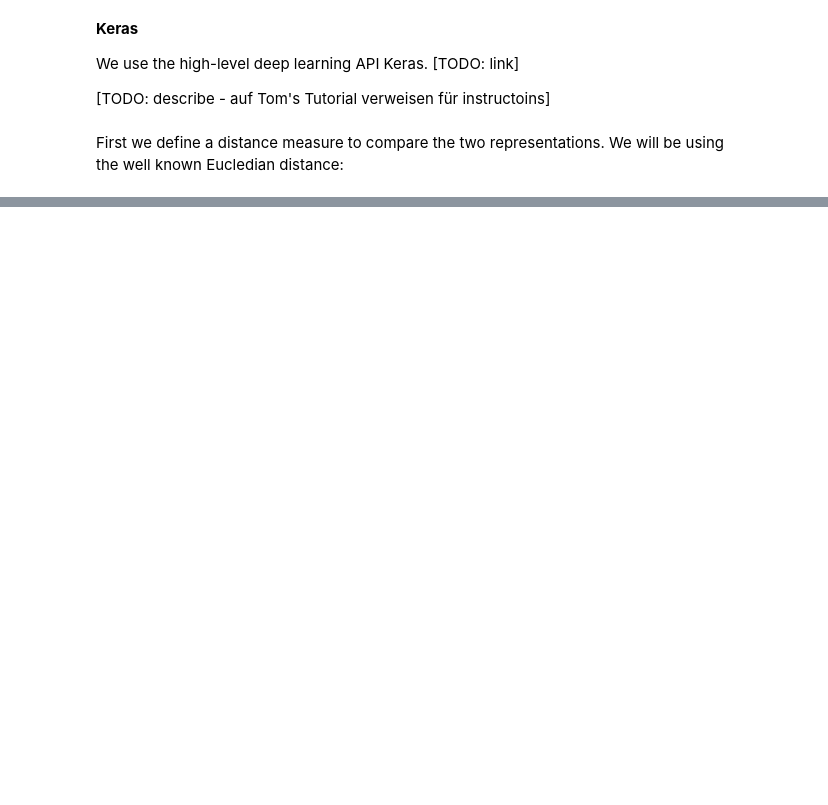
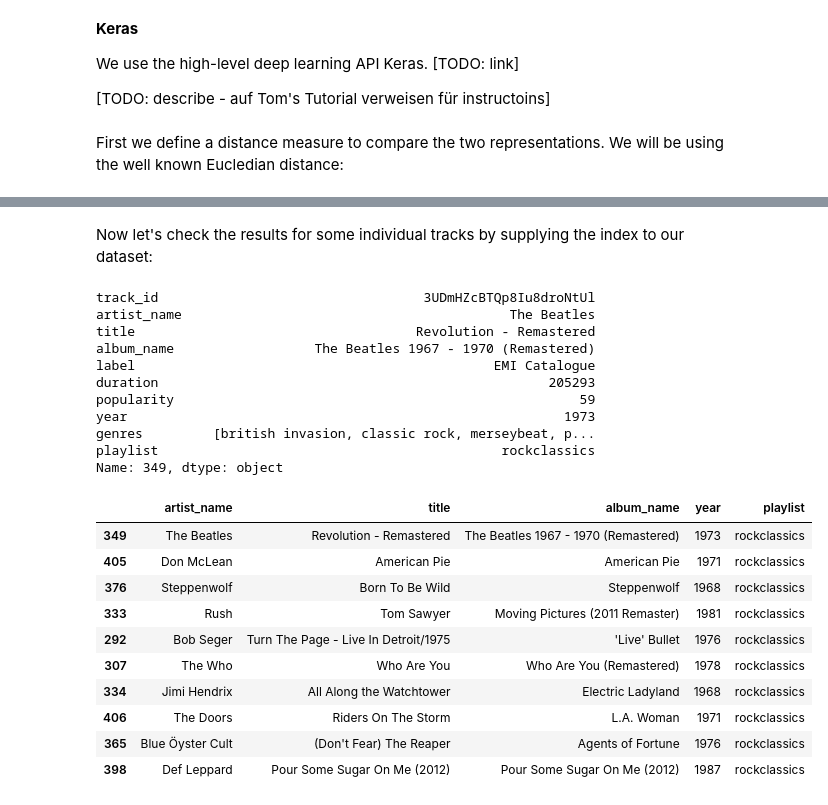
Before and after one commit to slychief/tutorials_private, a Jupyter notebook: spotify_similarity_search/Spotify Similarity Search - Part 2 - Siamese Networks.ipynb, the cells around one changed output, grey strips where cells are left out. Cells and saved outputs as stored; diff of their text form; code cells hidden in the pictures; blank space fills up the shorter version.

```diff
--- a/spotify_similarity_search/Spotify Similarity Search - Part 2 - Siamese Networks.ipynb
+++ b/spotify_similarity_search/Spotify Similarity Search - Part 2 - Siamese Networks.ipynb
@@ -88,3 +93,6 @@ sp = spotipy.Spotify(auth=token)
+# %%
+sp_response    = sp.user_playlist_create(SPOTIFY_USER, "tutorial_2", public=True)
+sp_playlist_id = sp_response["id"]
 # %% [markdown]
 Define the local chache directory. This should be the same as in Part 1 of the tutorial.
 # %%
@@ -421,0 +301,49 @@ def evaluate(similarity_function, cut_off):
+# %%
+def similar(model, query_idx):
+
+    print metadata.iloc[query_idx]
+
+    # calclulate predicted distances between query track and all others
+    res = [model.predict([feature_data[[query_idx]], feature_data[[i]]]) for i in range(feature_data.shape[0])]
+
+    # reshape
+    res = np.array(res)
+    res = res.reshape(res.shape[0])
+
+    # get sorted indexes in ascending order (smallest distance to query track first)
+    si = np.argsort(res)
+
+    # update spotify playlist
+    sp.user_playlist_replace_tracks(SPOTIFY_USER, sp_playlist_id, metadata.loc[si, "track_id"][:10])
+
+    # output filter
+    display_cols = ["artist_name", "title", "album_name", "year","playlist"]
+
+    return metadata.loc[si, display_cols][:10]
+# %% [markdown]
+Now let's check the results for some individual tracks by supplying the index to our dataset:
+# %%
+similar(model_orig, 349)
+# %% [output]
+track_id                                  3UDmHZcBTQp8Iu8droNtUl
+artist_name                                          The Beatles
+title                                    Revolution - Remastered
+album_name                  The Beatles 1967 - 1970 (Remastered)
+label                                              EMI Catalogue
+duration                                                  205293
+popularity                                                    59
+year                                                        1973
+genres         [british invasion, classic rock, merseybeat, p...
+playlist                                            rockclassics
+Name: 349, dtype: object
+|  | artist_name | title | album_name | year | playlist |
+| 349 | The Beatles | Revolution - Remastered | The Beatles 1967 - 1970 (Remastered) | 1973 | rockclassics |
+| 405 | Don McLean | American Pie | American Pie | 1971 | rockclassics |
+| 376 | Steppenwolf | Born To Be Wild | Steppenwolf | 1968 | rockclassics |
+| 333 | Rush | Tom Sawyer | Moving Pictures (2011 Remaster) | 1981 | rockclassics |
+| 292 | Bob Seger | Turn The Page - Live In Detroit/1975 | 'Live' Bullet | 1976 | rockclassics |
+| 307 | The Who | Who Are You | Who Are You (Remastered) | 1978 | rockclassics |
+| 334 | Jimi Hendrix | All Along the Watchtower | Electric Ladyland | 1968 | rockclassics |
+| 406 | The Doors | Riders On The Storm | L.A. Woman | 1971 | rockclassics |
+| 365 | Blue Öyster Cult | (Don't Fear) The Reaper | Agents of Fortune | 1976 | rockclassics |
+| 398 | Def Leppard | Pour Some Sugar On Me (2012) | Pour Some Sugar On Me (2012) | 1987 | rockclassics |
```
Also changed, not shown: parts of 82 cells of this notebook, 3 other files.
